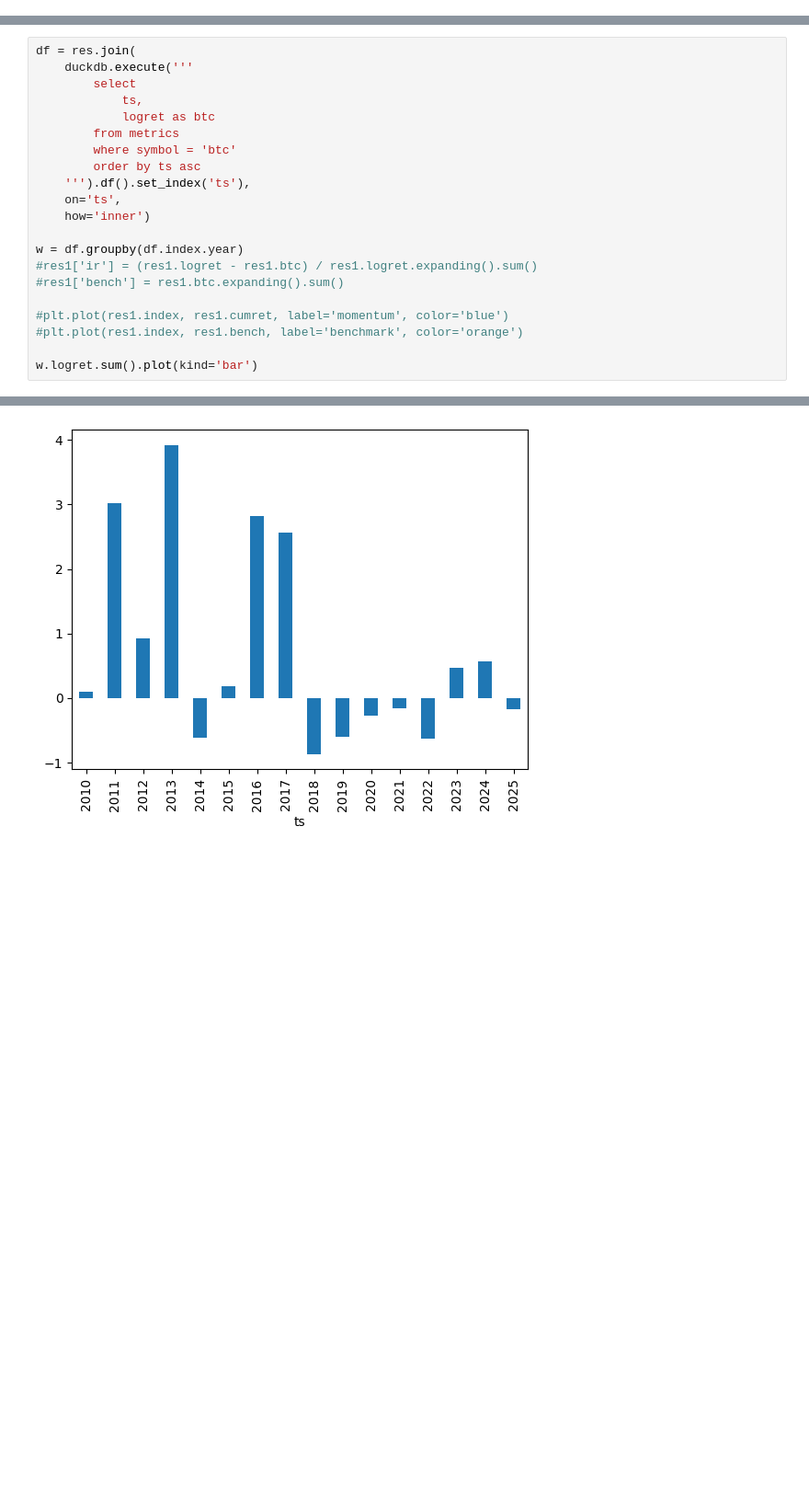
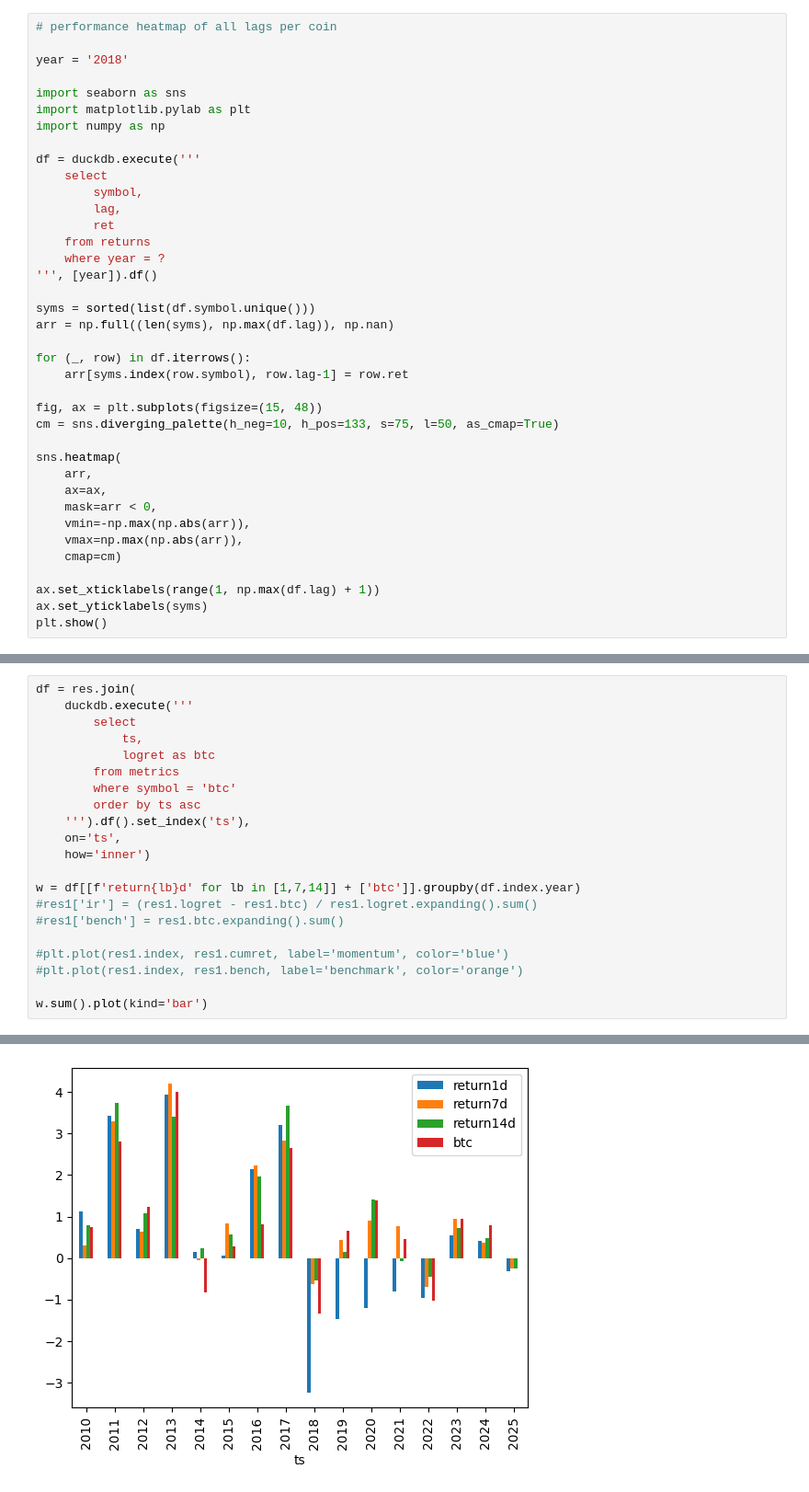
Before and after one commit to flanfly/studies, a Jupyter notebook: duckdb.ipynb, the cells around one changed output, grey strips where cells are left out. Shown: that part at 92% size. Cells and saved outputs as stored; diff of their text form; blank space fills up the shorter version.

Commit message:
use duckdb as backend

```diff
--- a/duckdb.ipynb
+++ b/duckdb.ipynb
@@ -53,0 +154,38 @@ for tick in coins:
+# %%
+# performance heatmap of all lags per coin
+
+year = '2018'
+
+import seaborn as sns
+import matplotlib.pylab as plt
+import numpy as np
+
+df = duckdb.execute('''
+    select
+        symbol,
+        lag,
+        ret
+    from returns
+    where year = ?
+''', [year]).df()
+
+syms = sorted(list(df.symbol.unique()))
+arr = np.full((len(syms), np.max(df.lag)), np.nan)
+
+for (_, row) in df.iterrows():
+    arr[syms.index(row.symbol), row.lag-1] = row.ret
+
+fig, ax = plt.subplots(figsize=(15, 48))
+cm = sns.diverging_palette(h_neg=10, h_pos=133, s=75, l=50, as_cmap=True)
+
+sns.heatmap(
+    arr,
+    ax=ax,
+    mask=arr < 0,
+    vmin=-np.max(np.abs(arr)),
+    vmax=np.max(np.abs(arr)),
+    cmap=cm)
+
+ax.set_xticklabels(range(1, np.max(df.lag) + 1))
+ax.set_yticklabels(syms)
+plt.show()
@@ -177,24 +341,24 @@ for ts in index.ts:
 # %%
 df = res.join(
     duckdb.execute('''
         select
             ts,
             logret as btc
         from metrics
         where symbol = 'btc'
         order by ts asc
     ''').df().set_index('ts'),
     on='ts',
     how='inner')
 
-w = df.groupby(df.index.year)
+w = df[[f'return{lb}d' for lb in [1,7,14]] + ['btc']].groupby(df.index.year)
 #res1['ir'] = (res1.logret - res1.btc) / res1.logret.expanding().sum()
 #res1['bench'] = res1.btc.expanding().sum()
 
 #plt.plot(res1.index, res1.cumret, label='momentum', color='blue')
 #plt.plot(res1.index, res1.bench, label='benchmark', color='orange')
 
-w.logret.sum().plot(kind='bar')
+w.sum().plot(kind='bar')
 # %% [output]
 <Axes: xlabel='ts'>
-[figure, old version]
+[figure, new version]
```
Also changed, not shown: parts of 10 cells of this notebook, 2 other files.
